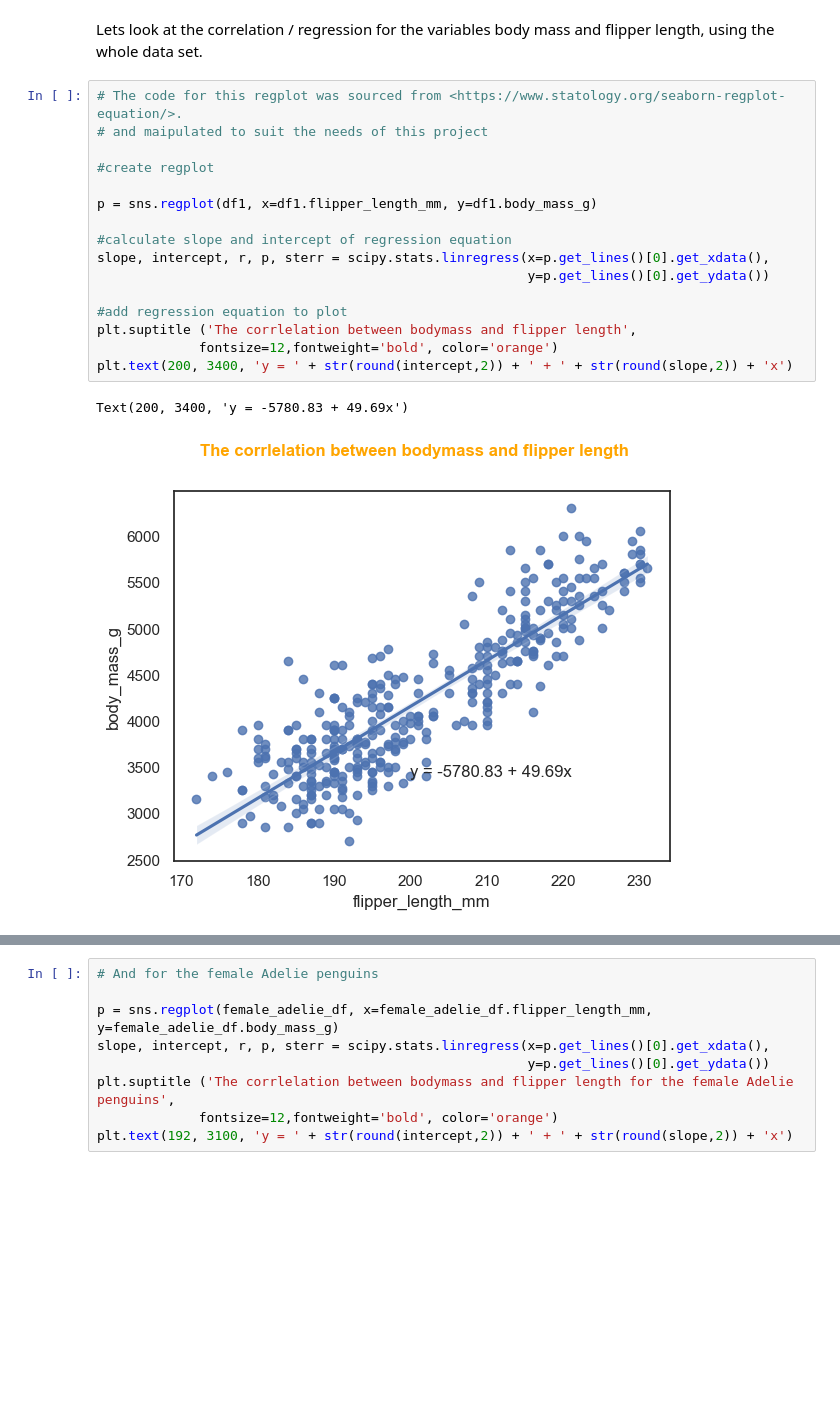
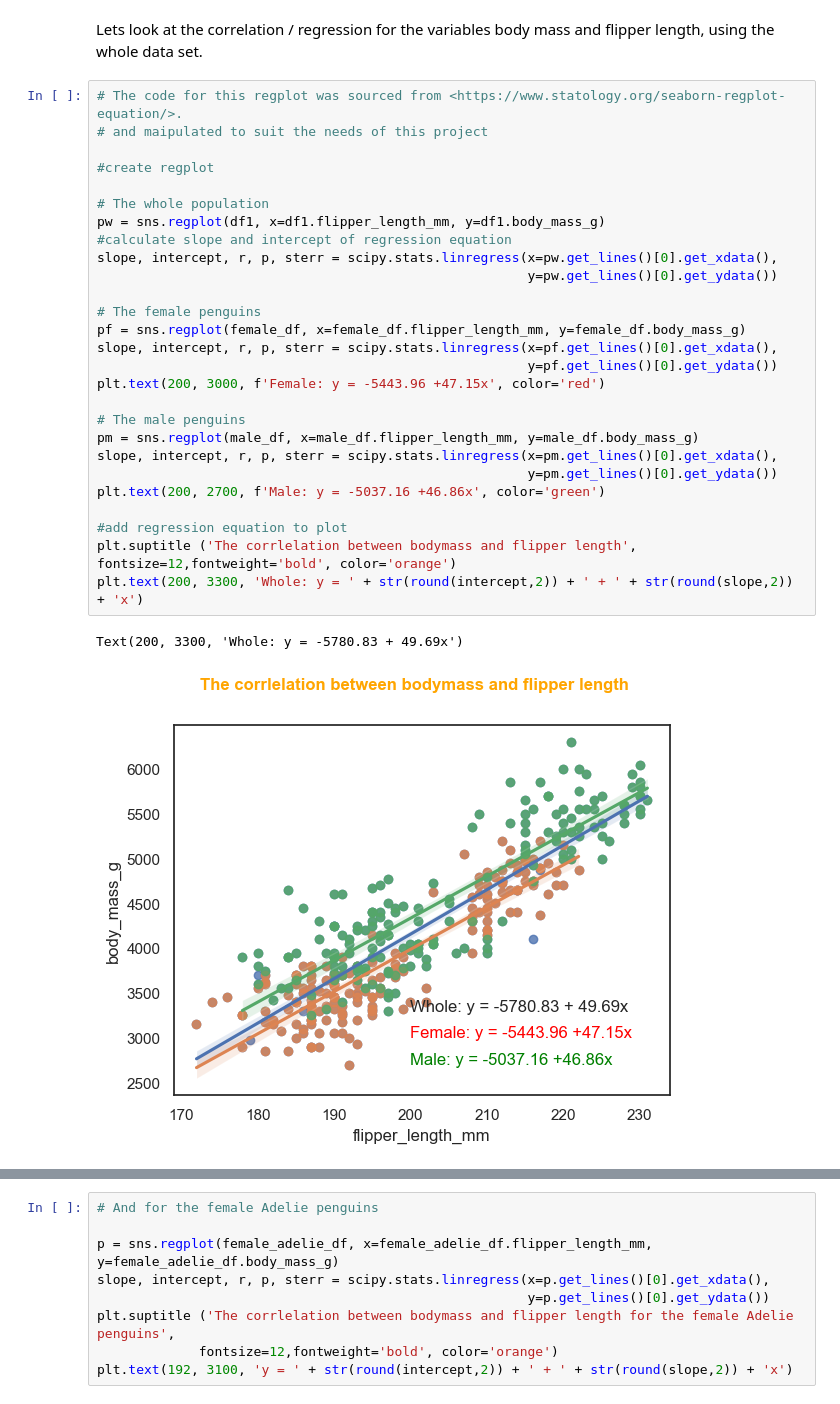
Before and after one commit to Laura6826/PofDA-mywork, a Jupyter notebook: penguins.ipynb, the cells around one changed output, grey strips where cells are left out. Drawn from its saved outputs; the diff is of its cells as text; blank space fills up the shorter version.

Commit message:
regression plots

```diff
--- a/penguins.ipynb
+++ b/penguins.ipynb
@@ -563,19 +564,30 @@ Lets look at the correlation / regression for the variables body mass and flippe
 # %%
 # The code for this regplot was sourced from <https://www.statology.org/seaborn-regplot-equation/>.
 # and maipulated to suit the needs of this project
 
 #create regplot
 
-p = sns.regplot(df1, x=df1.flipper_length_mm, y=df1.body_mass_g)
+# The whole population
+pw = sns.regplot(df1, x=df1.flipper_length_mm, y=df1.body_mass_g)
+#calculate slope and intercept of regression equation
+slope, intercept, r, p, sterr = scipy.stats.linregress(x=pw.get_lines()[0].get_xdata(),
+                                                       y=pw.get_lines()[0].get_ydata())
 
-#calculate slope and intercept of regression equation
-slope, intercept, r, p, sterr = scipy.stats.linregress(x=p.get_lines()[0].get_xdata(),
-                                                       y=p.get_lines()[0].get_ydata())
+# The female penguins
+pf = sns.regplot(female_df, x=female_df.flipper_length_mm, y=female_df.body_mass_g)
+slope, intercept, r, p, sterr = scipy.stats.linregress(x=pf.get_lines()[0].get_xdata(),
+                                                       y=pf.get_lines()[0].get_ydata())
+plt.text(200, 3000, f'Female: y = -5443.96 +47.15x', color='red')
+
+# The male penguins
+pm = sns.regplot(male_df, x=male_df.flipper_length_mm, y=male_df.body_mass_g)
+slope, intercept, r, p, sterr = scipy.stats.linregress(x=pm.get_lines()[0].get_xdata(),
+                                                       y=pm.get_lines()[0].get_ydata())
+plt.text(200, 2700, f'Male: y = -5037.16 +46.86x', color='green')
 
 #add regression equation to plot
-plt.suptitle ('The corrlelation between bodymass and flipper length',
-             fontsize=12,fontweight='bold', color='orange')
-plt.text(200, 3400, 'y = ' + str(round(intercept,2)) + ' + ' + str(round(slope,2)) + 'x')
+plt.suptitle ('The corrlelation between bodymass and flipper length', fontsize=12,fontweight='bold', color='orange')
+plt.text(200, 3300, 'Whole: y = ' + str(round(intercept,2)) + ' + ' + str(round(slope,2)) + 'x')
 # %% [output]
-Text(200, 3400, 'y = -5780.83 + 49.69x')
+Text(200, 3300, 'Whole: y = -5780.83 + 49.69x')
-[figure, old version]
+[figure, new version]
```
Also changed, not shown: parts of 4 cells of this notebook.
